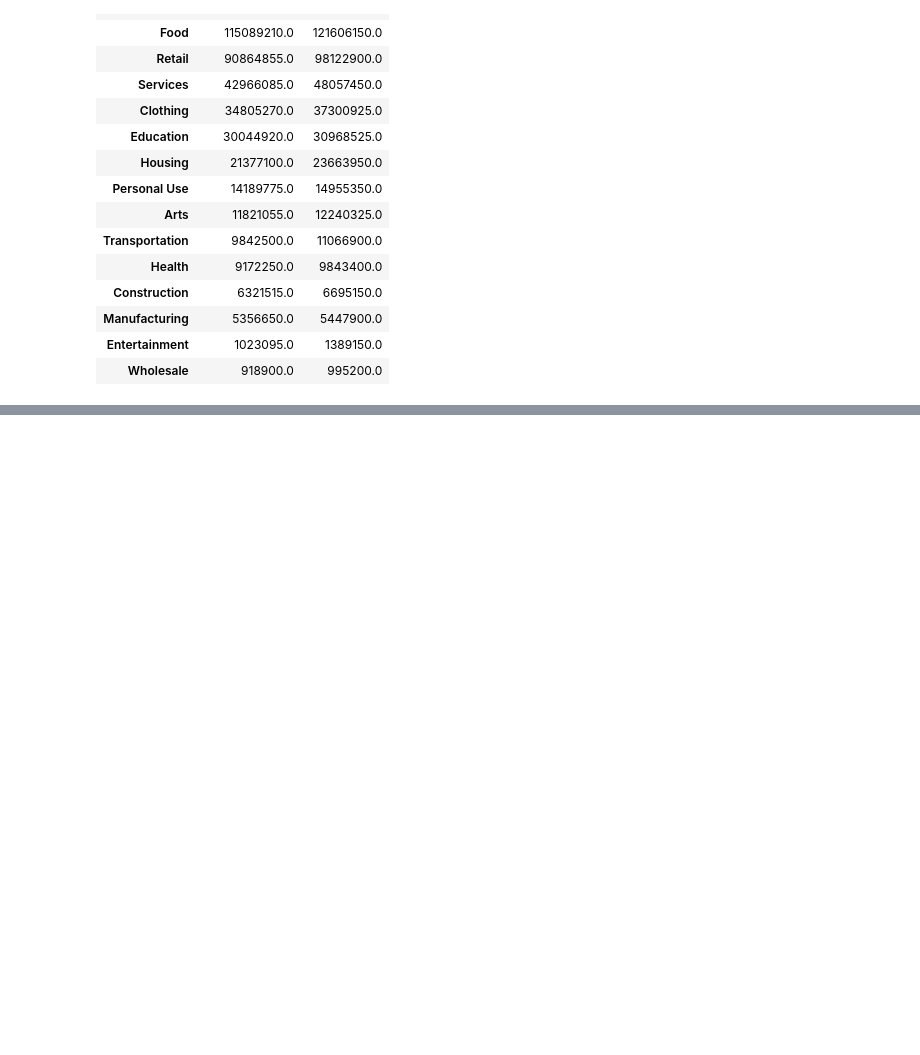
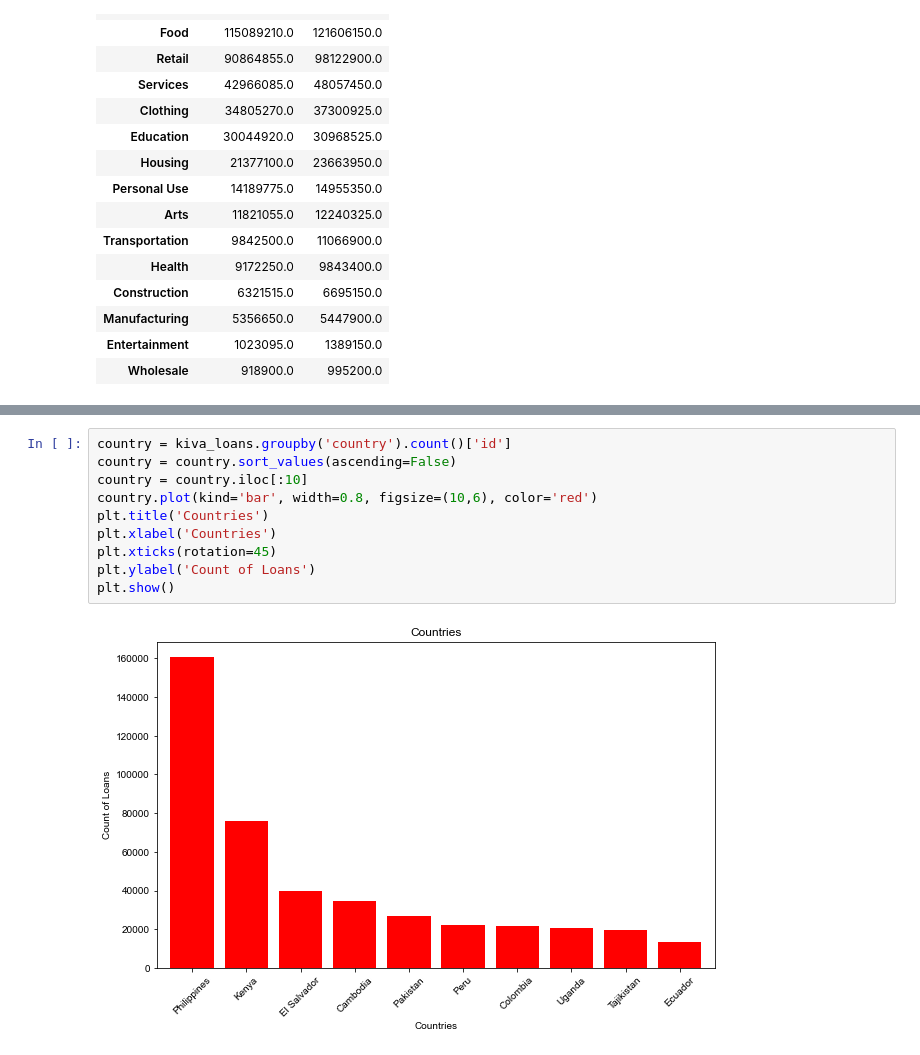
Before and after one commit to vmose/Python_Notebooks, a Jupyter notebook: kiva_analysis.ipynb, the cells around one changed output, grey strips where cells are left out. Cells and saved outputs as stored; diff of their text form; blank space fills up the shorter version.

```diff
--- a/kiva_analysis.ipynb
+++ b/kiva_analysis.ipynb
@@ -142,0 +153,12 @@ plt.show()
+# %%
+country = kiva_loans.groupby('country').count()['id']
+country = country.sort_values(ascending=False)
+country = country.iloc[:10]
+country.plot(kind='bar', width=0.8, figsize=(10,6), color='red')
+plt.title('Countries')
+plt.xlabel('Countries')
+plt.xticks(rotation=45)
+plt.ylabel('Count of Loans')
+plt.show()
+# %% [output]
+[figure, added]
```
Also changed, not shown: parts of 4 cells of this notebook.
